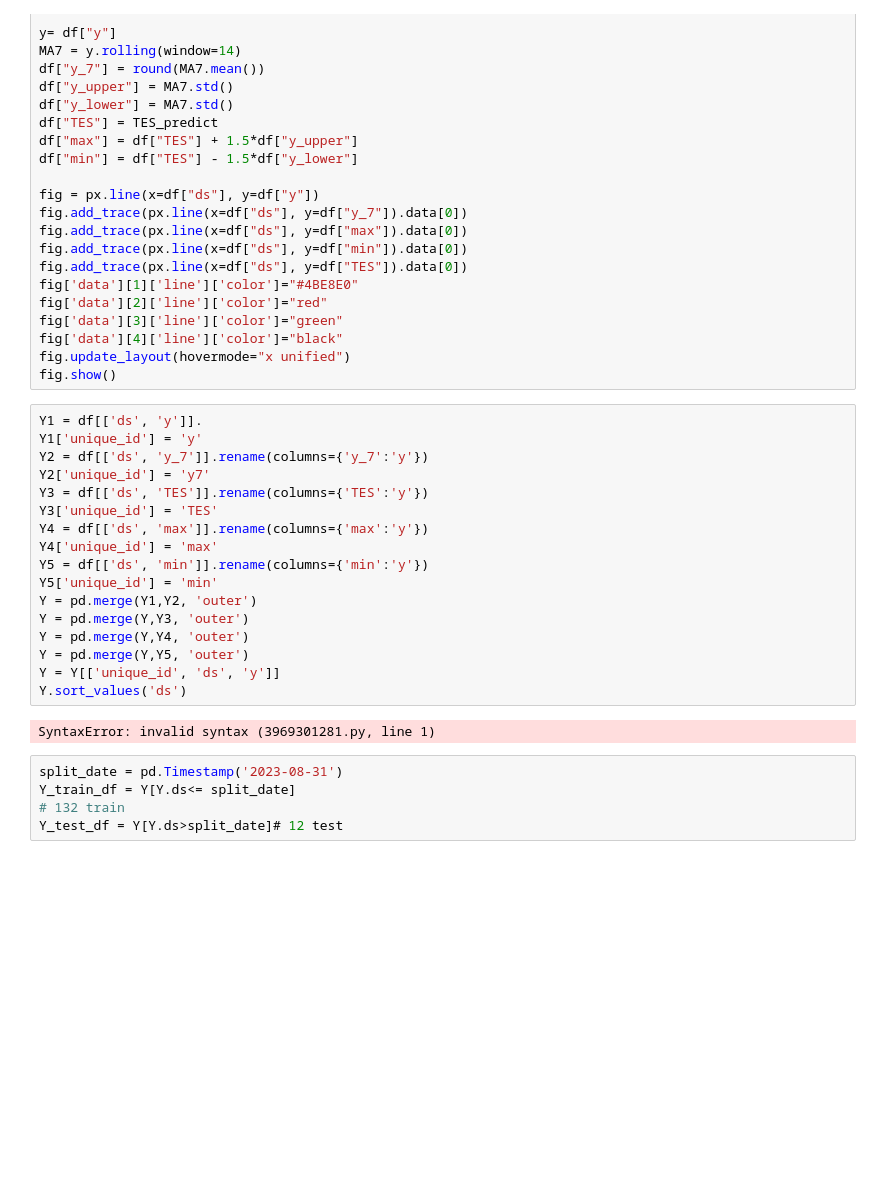
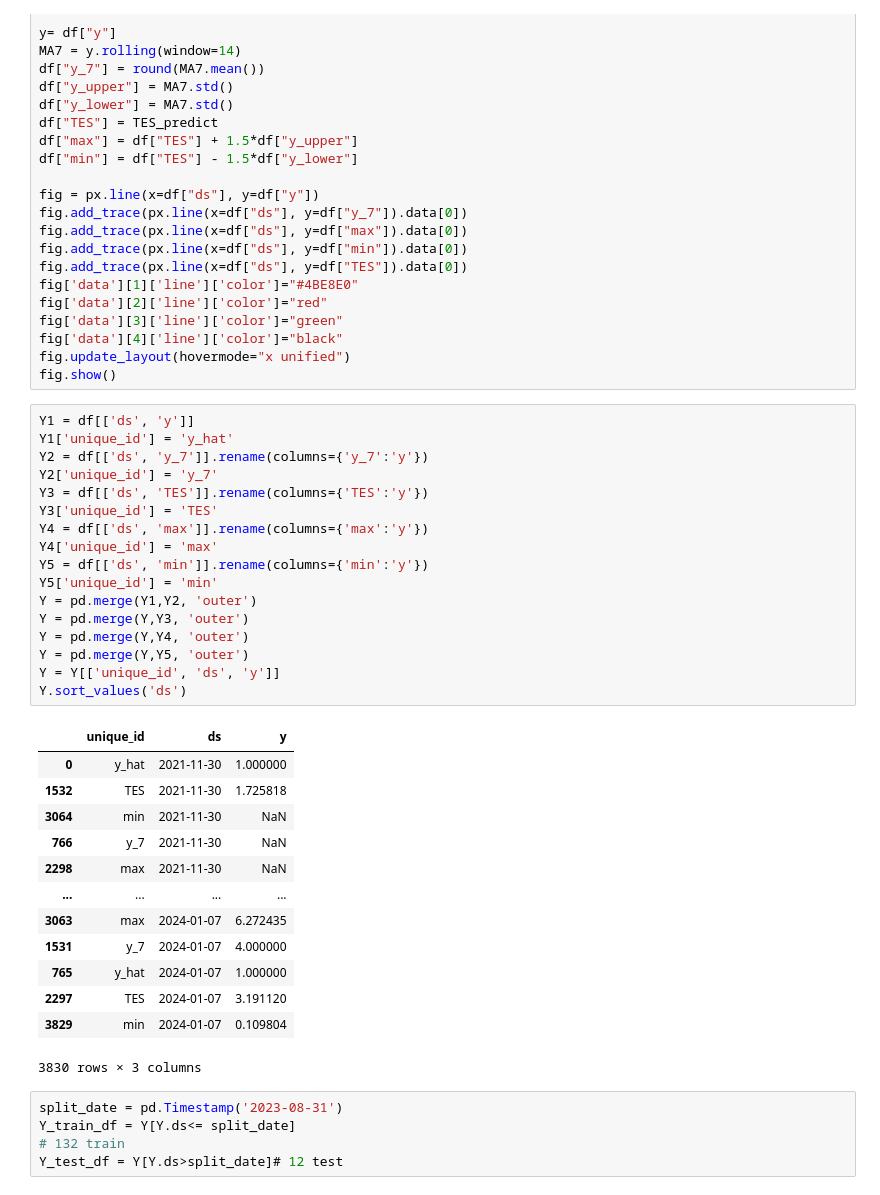
Before and after one commit to adrienB134/Qualiextra, a Jupyter notebook: model_adrien.ipynb, the cells around one changed output. Saved outputs shown, nothing was run; the diff lists cells and outputs as text; blank space fills up the shorter version.

```diff
--- a/model_adrien.ipynb
+++ b/model_adrien.ipynb
@@ -214,24 +215,36 @@ fig['data'][4]['line']['color']="black"
 fig.update_layout(hovermode="x unified")
 fig.show()
 # %%
-Y1 = df[['ds', 'y']].
-Y1['unique_id'] = 'y'
+Y1 = df[['ds', 'y']]
+Y1['unique_id'] = 'y_hat'
 Y2 = df[['ds', 'y_7']].rename(columns={'y_7':'y'})
-Y2['unique_id'] = 'y7'
+Y2['unique_id'] = 'y_7'
 Y3 = df[['ds', 'TES']].rename(columns={'TES':'y'})
 Y3['unique_id'] = 'TES'
 Y4 = df[['ds', 'max']].rename(columns={'max':'y'})
 Y4['unique_id'] = 'max'
 Y5 = df[['ds', 'min']].rename(columns={'min':'y'})
 Y5['unique_id'] = 'min'
 Y = pd.merge(Y1,Y2, 'outer')
 Y = pd.merge(Y,Y3, 'outer')
 Y = pd.merge(Y,Y4, 'outer')
 Y = pd.merge(Y,Y5, 'outer')
 Y = Y[['unique_id', 'ds', 'y']]
 Y.sort_values('ds')
 # %% [output]
+|  | unique_id | ds | y |
+| 0 | y_hat | 2021-11-30 | 1.000000 |
+| 1532 | TES | 2021-11-30 | 1.725818 |
+| 3064 | min | 2021-11-30 | NaN |
+| 766 | y_7 | 2021-11-30 | NaN |
+| 2298 | max | 2021-11-30 | NaN |
+| ... | ... | ... | ... |
+| 3063 | max | 2024-01-07 | 6.272435 |
+| 1531 | y_7 | 2024-01-07 | 4.000000 |
+| 765 | y_hat | 2024-01-07 | 1.000000 |
+| 2297 | TES | 2024-01-07 | 3.191120 |
+| 3829 | min | 2024-01-07 | 0.109804 |
-SyntaxError: invalid syntax (3969301281.py, line 1)
+3830 rows × 3 columns
 # %%
 split_date = pd.Timestamp('2023-08-31')
 Y_train_df = Y[Y.ds<= split_date]
```
Also changed, not shown: parts of 7 cells of this notebook, 1 other file.
